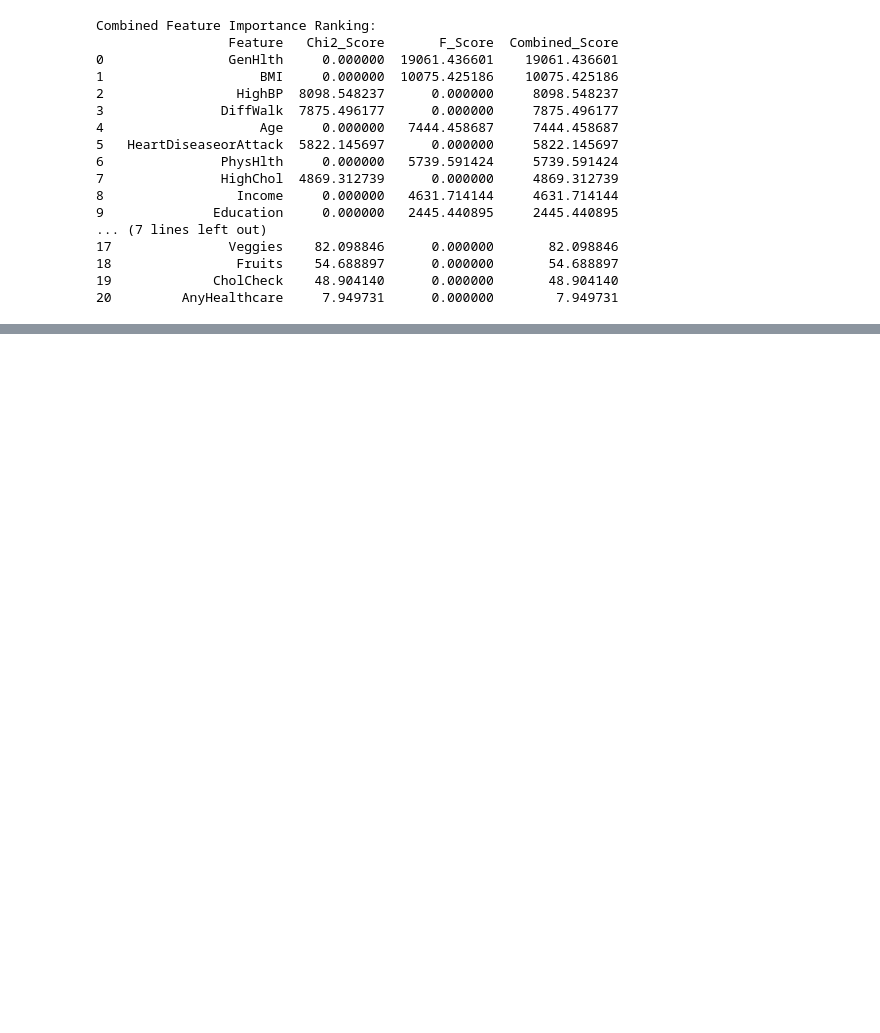
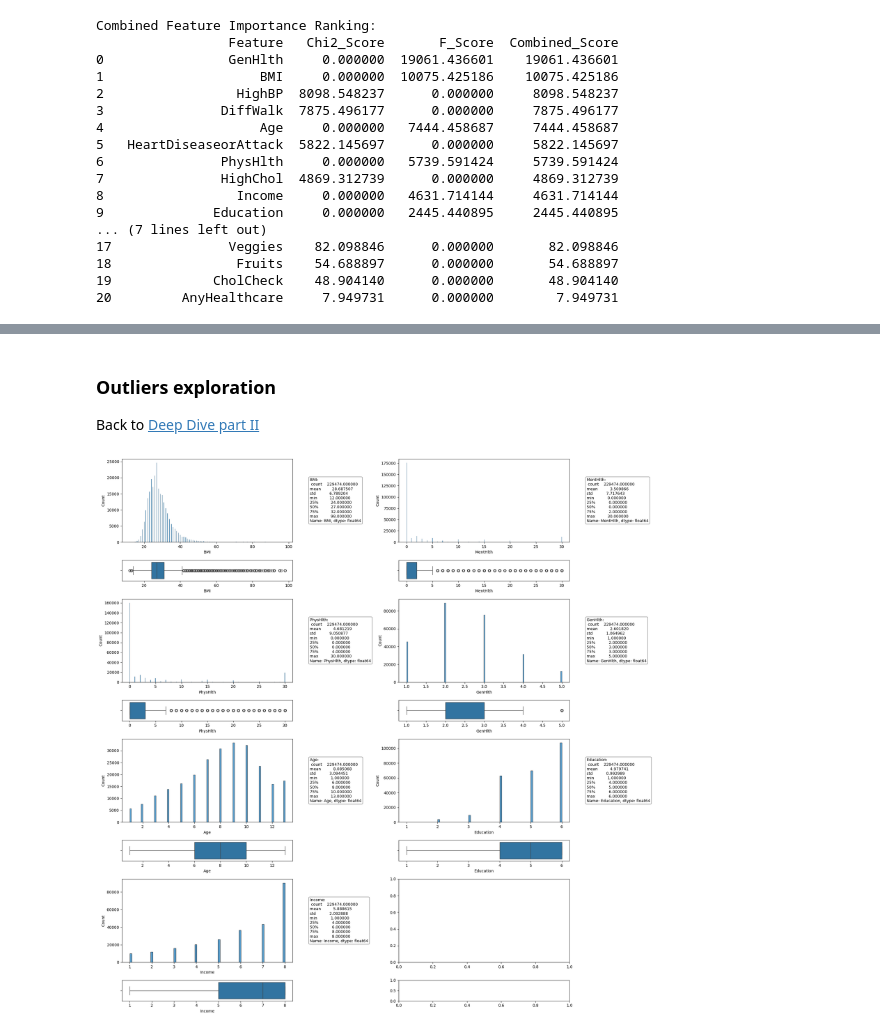
Before and after one commit to fegade99/proyecto_diabetes_david_felipe, a Jupyter notebook: src/explore.ipynb, the cells around one changed output, grey strips where cells are left out. Drawn from its saved outputs; the diff is of its cells as text; code cells hidden in the pictures; blank space fills up the shorter version.

Commit message:
deep dive II outliers exploration

```diff
--- a/src/explore.ipynb
+++ b/src/explore.ipynb
@@ -769,0 +797,3 @@ Combined Feature Importance Ranking:
+# %% [markdown]
+### Outliers exploration
+Back to [Deep Dive part II](#deep-dive-part-ii)
@@ -769,0 +808,49 @@ Combined Feature Importance Ranking:
+# %%
+continuous_features = ["BMI", "MentHlth", "PhysHlth", "GenHlth", "Age", "Education", "Income"]
+
+fig, axis = plt.subplots(8, 2, figsize = (20, 20), gridspec_kw={"height_ratios": [4, 1] * 4})
+
+text_data = f"BMI: \n {bmi_desc}"
+sns.histplot(ax = axis[0,0], data = data, x = "BMI").set(xlabel = "BMI")
+sns.boxplot(ax = axis[1,0], data = data, x = "BMI").set(xlabel = "BMI")
+axis[0,0].text(1.1, 0.5, text_data, transform = axis[0,0].transAxes, fontsize = 10, verticalalignment = "center", bbox = dict(boxstyle = "round", facecolor = "white", edgecolor="gray"))
+
+text_data = f"MentHlth: \n {mentHlth_desc}"
+sns.histplot(ax = axis[0,1], data = data, x = "MentHlth").set(xlabel = "MentHlth")
+sns.boxplot(ax = axis[1,1], data = data, x = "MentHlth").set(xlabel = "MentHlth")
+axis[0,1].text(1.1, 0.5, text_data, transform = axis[0,1].transAxes, fontsize = 10, verticalalignment = "center", bbox = dict(boxstyle = "round", facecolor = "white", edgecolor="gray"))
+
+text_data = f"PhysHlth: \n {physHlth_desc}"
+sns.histplot(ax = axis[2,0], data = data, x = "PhysHlth").set(xlabel = "PhysHlth")
+sns.boxplot(ax = axis[3,0], data = data, x = "PhysHlth").set(xlabel = "PhysHlth")
+axis[2,0].text(1.1, 0.5, text_data, transform = axis[2,0].transAxes, fontsize = 10, verticalalignment = "center", bbox = dict(boxstyle = "round", facecolor = "white", edgecolor="gray"))
+
+text_data = f"GenHlth: \n {genHlth_desc}"
+sns.histplot(ax = axis[2,1], data = data, x = "GenHlth").set(xlabel = "GenHlth")
+sns.boxplot(ax = axis[3,1], data = data, x = "GenHlth").set(xlabel = "GenHlth")
+axis[2,1].text(1.1, 0.5, text_data, transform = axis[2,1].transAxes, fontsize = 10, verticalalignment = "center", bbox = dict(boxstyle = "round", facecolor = "white", edgecolor="gray"))
+
+text_data = f"Age: \n {age_desc}"
+sns.histplot(ax = axis[4,0], data = data, x = "Age").set(xlabel = "Age")
+sns.boxplot(ax = axis[5,0], data = data, x = "Age").set(xlabel = "Age")
+axis[4,0].text(1.1, 0.5, text_data, transform = axis[4,0].transAxes, fontsize = 10, verticalalignment = "center", bbox = dict(boxstyle = "round", facecolor = "white", edgecolor="gray"))
+
+text_data = f"Education: \n {education_desc}"
+sns.histplot(ax = axis[4,1], data = data, x = "Education").set(xlabel = "Education")
+sns.boxplot(ax = axis[5,1], data = data, x = "Education").set(xlabel = "Education")
+axis[4,1].text(1.1, 0.5, text_data, transform = axis[4,1].transAxes, fontsize = 10, verticalalignment = "center", bbox = dict(boxstyle = "round", facecolor = "white", edgecolor="gray"))
+
+text_data = f"Income: \n {income_desc}"
+sns.histplot(ax = axis[6,0], data = data, x = "Income").set(xlabel = "Income")
+sns.boxplot(ax = axis[7,0], data = data, x = "Income").set(xlabel = "Income")
+axis[6,0].text(1.1, 0.5, text_data, transform = axis[6,0].transAxes, fontsize = 10, verticalalignment = "center", bbox = dict(boxstyle = "round", facecolor = "white", edgecolor="gray"))
+
+plt.tight_layout()
+
+path = "../data/processed"
+os.makedirs(path, exist_ok=True)
+plt.savefig(f"{path}/no_applied_outliers.jpg")
+
+plt.show()
+# %% [output]
+[figure, added]
```
Also changed, not shown: parts of 15 cells of this notebook, 1 other file.
